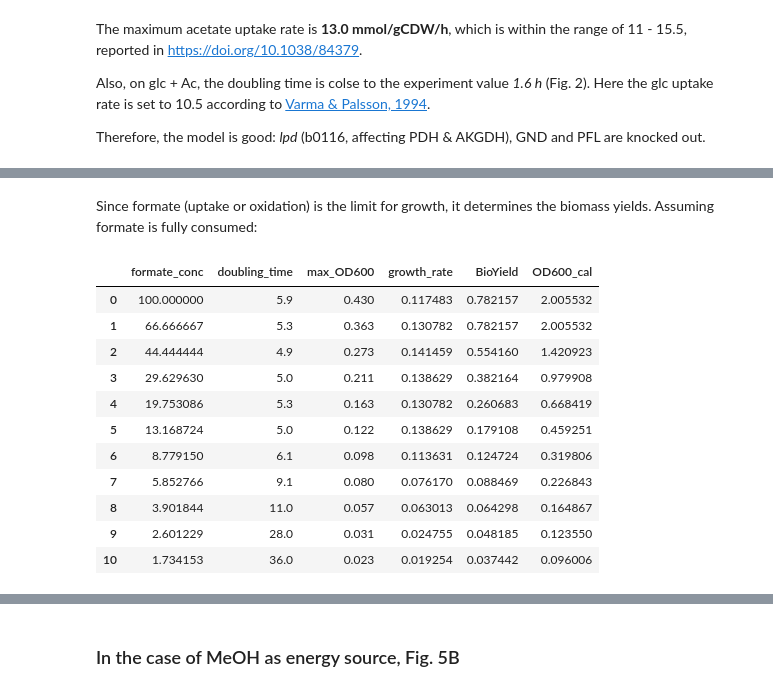
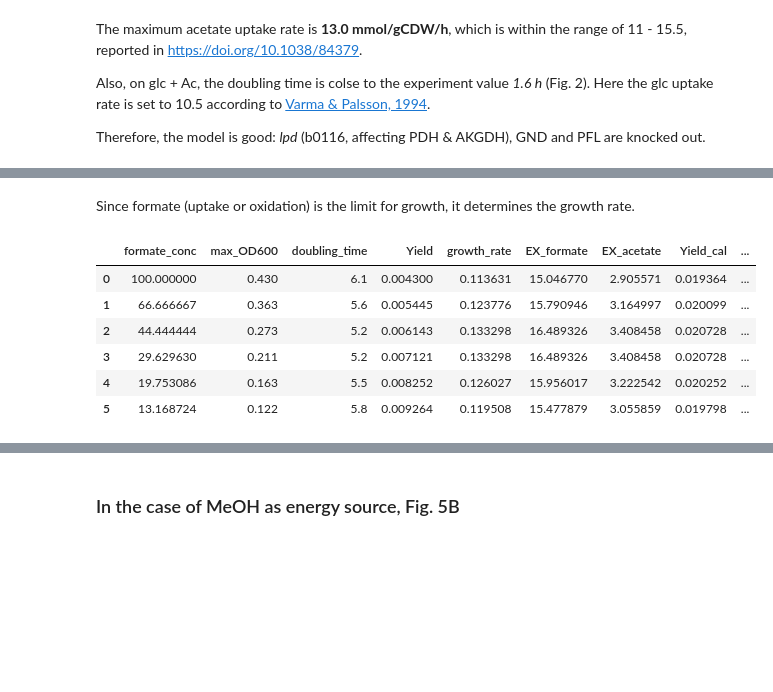
Before and after one commit to he-hai/PubSuppl, a Jupyter notebook: 2020_LPD/LPD_FBA.ipynb, the cells around one changed output, grey strips where cells are left out. Drawn from its saved outputs; the diff is of its cells as text; code cells hidden in the pictures; blank space fills up the shorter version.

Commit message:
changed the yield calculations

```diff
--- a/2020_LPD/LPD_FBA.ipynb
+++ b/2020_LPD/LPD_FBA.ipynb
@@ -302,19 +281,23 @@ Also, the growth rates of the $\Delta$_lpd_ strain on acetate and formate are lo
 # %%
+# Block all exchange reactions to avoid secretion
+for rxn in model_FDH.exchanges:
+    if "C" in rxn.check_mass_balance(): # knock out all other carbon-related transporters
+        rxn.bounds = (0, 0)
+model_FDH.reactions.EX_co2_e.bounds = (-1000, 1000)
+
 with model_FDH as m:
-    gr = np.log(2) / 4.9  # 20 mM ac + 44 mM formate, the highest growth rate
+    gr = np.log(2) / 5.2  # 20 mM ac + 44 mM formate, the highest growth rate
     m.reactions.EX_ac_e.lower_bound = -13
     m.reactions.BIOMASS_Ecoli_core_w_GAM.bounds = (gr, gr)
     m.reactions.EX_for_e.lower_bound = -1000
-    m.objective = 'EX_for_e'
-    m.objective_direction = 'max'
+    m.objective = {m.reactions.EX_for_e: -1}
+    m.objective_direction = 'min'
     cobra.flux_analysis.pfba(m)
     m.summary()
-    # flux2file(model,'biomass_for_3','lpd_core')
+    for_up = m.objective.value
+    flux2file(m,'biomass_for_4','lpd_core')
 
-    print('\n', '* - * - *')
-    m.metabolites.for_c.summary()
-
-    print('\n', '* - * - *')
-    m.metabolites.nadh_c.summary()
+print('\n', '* - * - *')
+print(f'Yield is {gr/for_up/OD2Y: 0.1e} unit OD600 per mM formate')
 # %% [output]
 IN FLUXES      OUT FLUXES    OBJECTIVES
@@ -342,10 +321,11 @@ Assuming the acetate uptake rate to be the maximum as WT on acetate alone, _13 m
 # %%
 growth_for = pd.DataFrame({
-    'formate_conc': np.logspace(0,10,11,base=1/1.5)*100,
-    'doubling_time': np.array([5.9,5.3,4.9,5.0,5.3,5,6.1,9.1,11,28,36]),
-    'max_OD600': np.array([0.43,0.363,0.273,0.211,0.163,0.122,0.098,0.080,0.057,0.031,0.023])
+    'formate_conc': np.logspace(0,5,6,base=1/1.5)*100,
+    'max_OD600': np.array([0.43,0.363,0.273,0.211,0.163,0.122]),
+    'doubling_time': np.array([6.1,5.6,5.2,5.2,5.5,5.8])
 })
 
+growth_for['Yield'] = growth_for['max_OD600'] / growth_for['formate_conc']    # unit OD600 per mM formate
 growth_for['growth_rate'] = np.log(2) / growth_for['doubling_time']
 growth_for
 # %% [output]
@@ -364,25 +339,27 @@ growth_for
 # %% [markdown]
-Since formate (uptake or oxidation) is the limit for growth, it determines the biomass yields. Assuming formate is fully consumed:
+Since formate (uptake or oxidation) is the limit for growth, it determines the growth rate.
 # %%
 with model_FDH as m:
-    m.reactions.EX_ac_e.lower_bound = -20  # in mM
+    m.reactions.EX_ac_e.lower_bound = -13  # uptake rate, in mmol/gCDW/h
+    m.reactions.EX_for_e.lower_bound = -1000
+    m.objective = {m.reactions.EX_for_e: -1}
+    m.objective_direction = 'min'
     for i in range(len(growth_for['growth_rate'])):
-        m.reactions.EX_for_e.lower_bound = -growth_for.loc[i,'formate_conc']
+        gr = growth_for.loc[i, 'growth_rate']
+        m.reactions.BIOMASS_Ecoli_core_w_GAM.bounds = (gr, gr)
         cobra.flux_analysis.pfba(m)
-        growth_for.loc[i, 'BioYield'] = m.reactions.BIOMASS_Ecoli_core_w_GAM.flux  # in gCDW/L
-        growth_for.loc[i, 'OD600_cal'] = growth_for.loc[i, 'BioYield'] / 0.39 # convert to OD
+        growth_for.loc[i, 'EX_formate'] = abs(m.reactions.EX_for_e.flux)
+        growth_for.loc[i, 'EX_acetate'] = abs(m.reactions.EX_ac_e.flux)
+
+growth_for['Yield_cal'] = growth_for['growth_rate']/growth_for['EX_formate'] / OD2Y  # unit OD600 per mM formate
+growth_for['for/ac'] = growth_for['EX_formate'] / growth_for['EX_acetate']
 
 growth_for
 # %% [output]
-|  | formate_conc | doubling_time | max_OD600 | growth_rate | BioYield | OD600_cal |
-| 0 | 100.000000 | 5.9 | 0.430 | 0.117483 | 0.782157 | 2.005532 |
-| 1 | 66.666667 | 5.3 | 0.363 | 0.130782 | 0.782157 | 2.005532 |
-| 2 | 44.444444 | 4.9 | 0.273 | 0.141459 | 0.554160 | 1.420923 |
-| 3 | 29.629630 | 5.0 | 0.211 | 0.138629 | 0.382164 | 0.979908 |
-| 4 | 19.753086 | 5.3 | 0.163 | 0.130782 | 0.260683 | 0.668419 |
-| 5 | 13.168724 | 5.0 | 0.122 | 0.138629 | 0.179108 | 0.459251 |
-| 6 | 8.779150 | 6.1 | 0.098 | 0.113631 | 0.124724 | 0.319806 |
-| 7 | 5.852766 | 9.1 | 0.080 | 0.076170 | 0.088469 | 0.226843 |
-| 8 | 3.901844 | 11.0 | 0.057 | 0.063013 | 0.064298 | 0.164867 |
-| 9 | 2.601229 | 28.0 | 0.031 | 0.024755 | 0.048185 | 0.123550 |
-| 10 | 1.734153 | 36.0 | 0.023 | 0.019254 | 0.037442 | 0.096006 |
+|  | formate_conc | max_OD600 | doubling_time | Yield | growth_rate | EX_formate | EX_acetate | Yield_cal | ... |
+| 0 | 100.000000 | 0.430 | 6.1 | 0.004300 | 0.113631 | 15.046770 | 2.905571 | 0.019364 | ... |
+| 1 | 66.666667 | 0.363 | 5.6 | 0.005445 | 0.123776 | 15.790946 | 3.164997 | 0.020099 | ... |
+| 2 | 44.444444 | 0.273 | 5.2 | 0.006143 | 0.133298 | 16.489326 | 3.408458 | 0.020728 | ... |
+| 3 | 29.629630 | 0.211 | 5.2 | 0.007121 | 0.133298 | 16.489326 | 3.408458 | 0.020728 | ... |
+| 4 | 19.753086 | 0.163 | 5.5 | 0.008252 | 0.126027 | 15.956017 | 3.222542 | 0.020252 | ... |
+| 5 | 13.168724 | 0.122 | 5.8 | 0.009264 | 0.119508 | 15.477879 | 3.055859 | 0.019798 | ... |
```
Also changed, not shown: parts of 39 cells of this notebook.
